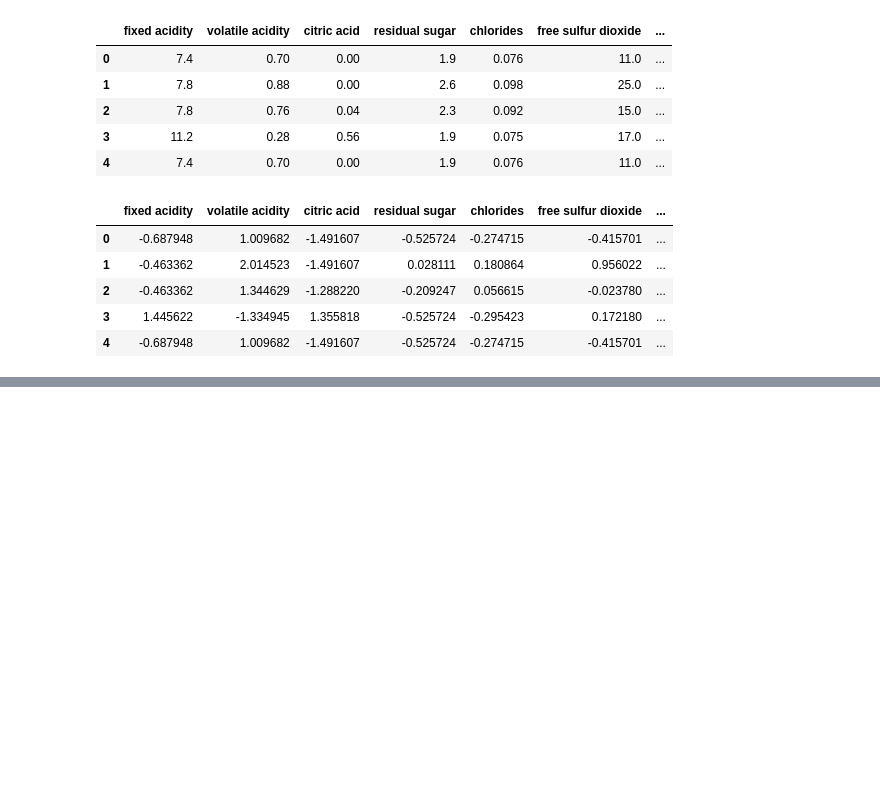
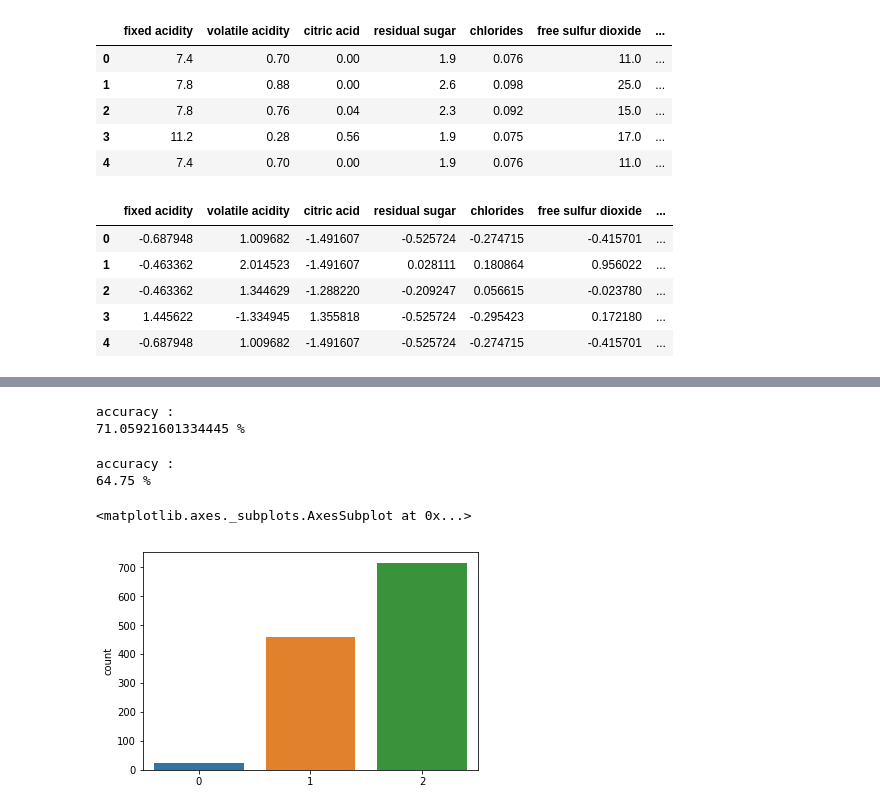
Before and after one commit to Girrajjangid/Machine-Learning-from-Scratch, a Jupyter notebook: Neural Network/MultiClass Classification Neural Network_2( with ReLu ).ipynb, the cells around one changed output, grey strips where cells are left out. Saved outputs shown, nothing was run; the diff lists cells and outputs as text; code cells hidden in the pictures; blank space fills up the shorter version.

```diff
--- a/Neural Network/MultiClass Classification Neural Network_2( with ReLu ).ipynb
+++ b/Neural Network/MultiClass Classification Neural Network_2( with ReLu ).ipynb
@@ -12,0 +11,6 @@ array([3, 4, 5, 6, 7, 8], dtype=int64)
+# %%
+bins = [2, 4.5, 5.5 , 8] # it divide the classes into 3 categories between 2-4.5 , 4.5-5.5 , 5.5-8
+label = [0,1,2]   # ['bad' , 'average' , 'good']
+#print(pd.cut(train_data['quality'] , bins).head())
+raw_data['quality'] = pd.cut(raw_data['quality'] , bins ,labels=label)
+raw_data['quality'].head()
@@ -192,19 +209,28 @@ plt.plot(itera , csfun)
 # %%
-qq = (np.argmax(NN.forwardPropagation(train_data_normalize) , axis=1) +3)
+qq = (np.argmax(NN.forwardPropagation(train_data_normalize) , axis=1))
 co=0
 for i in range(len(train_data_labels)):
     if qq[i] == train_data_labels[i]:
         co+=1
 print('accuracy :')
-print((co/len(train_data_labels))*100)
+print((co/len(train_data_labels))*100,"%")
+# %% [output]
+accuracy :
+71.05921601334445 %
 # %%
-qq = (np.argmax(NN.forwardPropagation(test_data_normalize) , axis=1) +3)
+qq = (np.argmax(NN.forwardPropagation(test_data_normalize) , axis=1))
 co=0
 for i in range(len(test_data_labels)):
     if qq[i] == test_data_labels[i]:
         co+=1
-print('accuracy : ')
-print((co/len(test_data_labels))*100)
+print('accuracy :')
+print((co/len(test_data_labels))*100,"%")
+# %% [output]
+accuracy :
+64.75 %
 # %%
-z  = (np.argmax(NN.forwardPropagation(train_data_normalize) , axis=1) + 3)
+z  = (np.argmax(NN.forwardPropagation(train_data_normalize) , axis=1))
 sns.countplot(z)
+# %% [output]
+<matplotlib.axes._subplots.AxesSubplot at 0x...>
+[figure, added]
```
Also changed, not shown: parts of 12 cells of this notebook.
